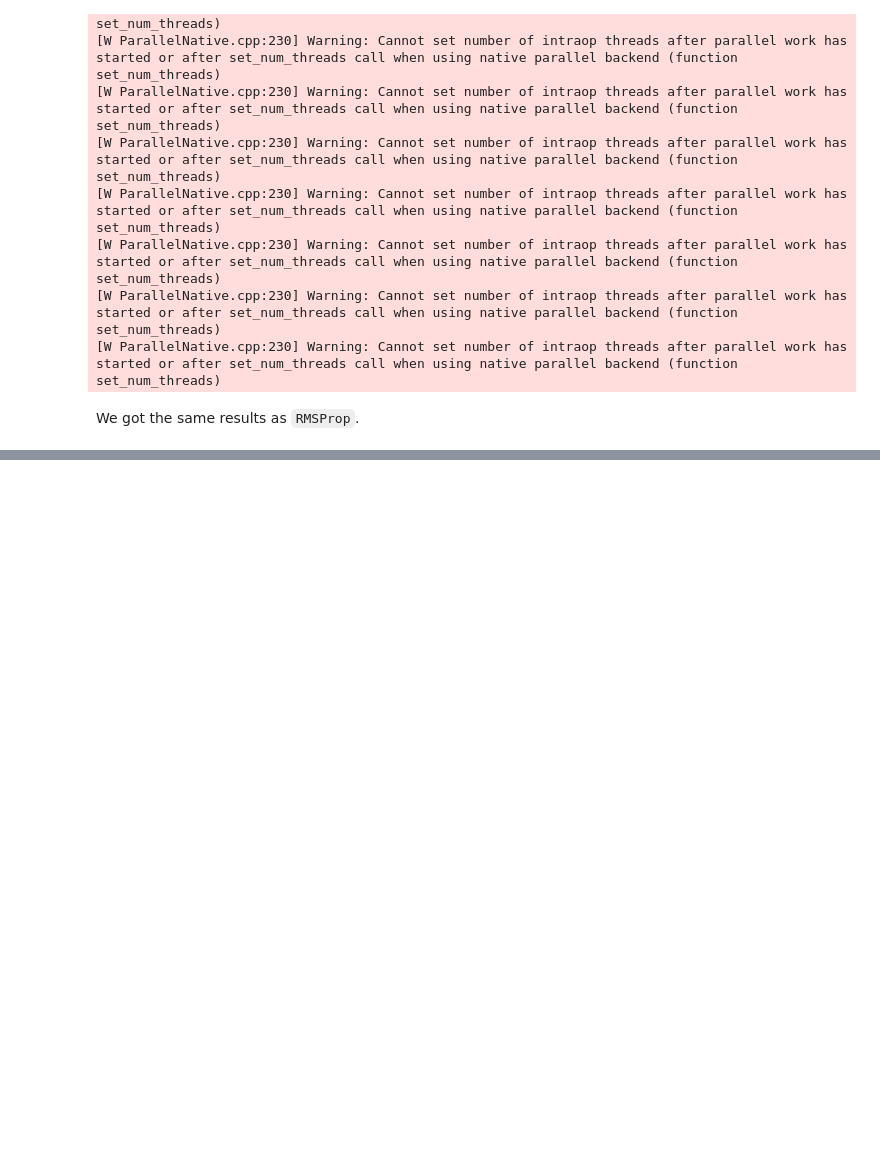
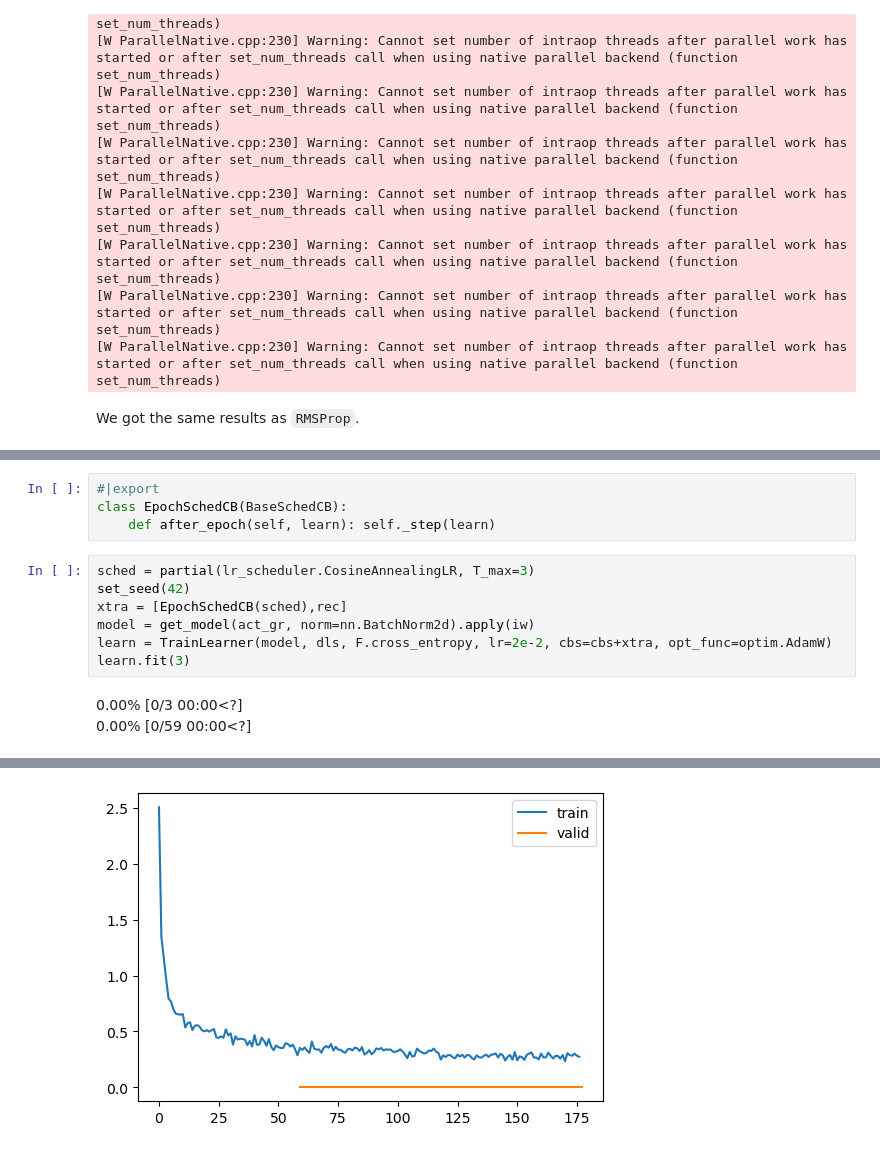
Before and after one commit to 0xSingletOnly/pdlfc, a Jupyter notebook: 12_accel_sgd.ipynb, the cells around one changed output, grey strips where cells are left out. Saved outputs shown, nothing was run; the diff lists cells and outputs as text; blank space fills up the shorter version.

```diff
--- a/12_accel_sgd.ipynb
+++ b/12_accel_sgd.ipynb
@@ -352,0 +637,14 @@ We got the same results as `RMSProp`.
+# %%
+#|export
+class EpochSchedCB(BaseSchedCB):
+    def after_epoch(self, learn): self._step(learn)
+# %%
+sched = partial(lr_scheduler.CosineAnnealingLR, T_max=3)
+set_seed(42)
+xtra = [EpochSchedCB(sched),rec]
+model = get_model(act_gr, norm=nn.BatchNorm2d).apply(iw)
+learn = TrainLearner(model, dls, F.cross_entropy, lr=2e-2, cbs=cbs+xtra, opt_func=optim.AdamW)
+learn.fit(3)
+# %% [output]
+0.00% [0/3 00:00<?]
+0.00% [0/59 00:00<?]
@@ -352,0 +659 @@ We got the same results as `RMSProp`.
+[figure, added]
```
Also changed, not shown: parts of 48 cells of this notebook.
